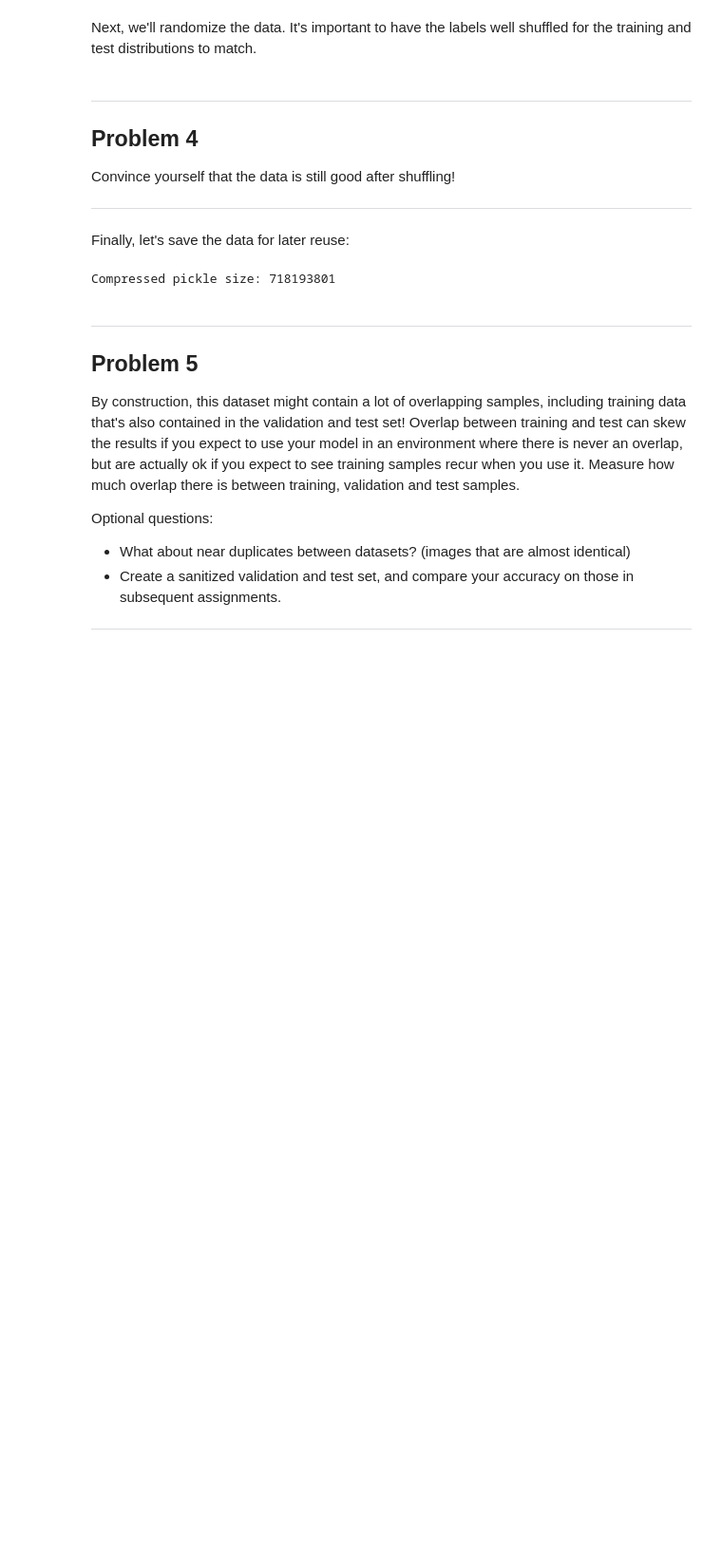
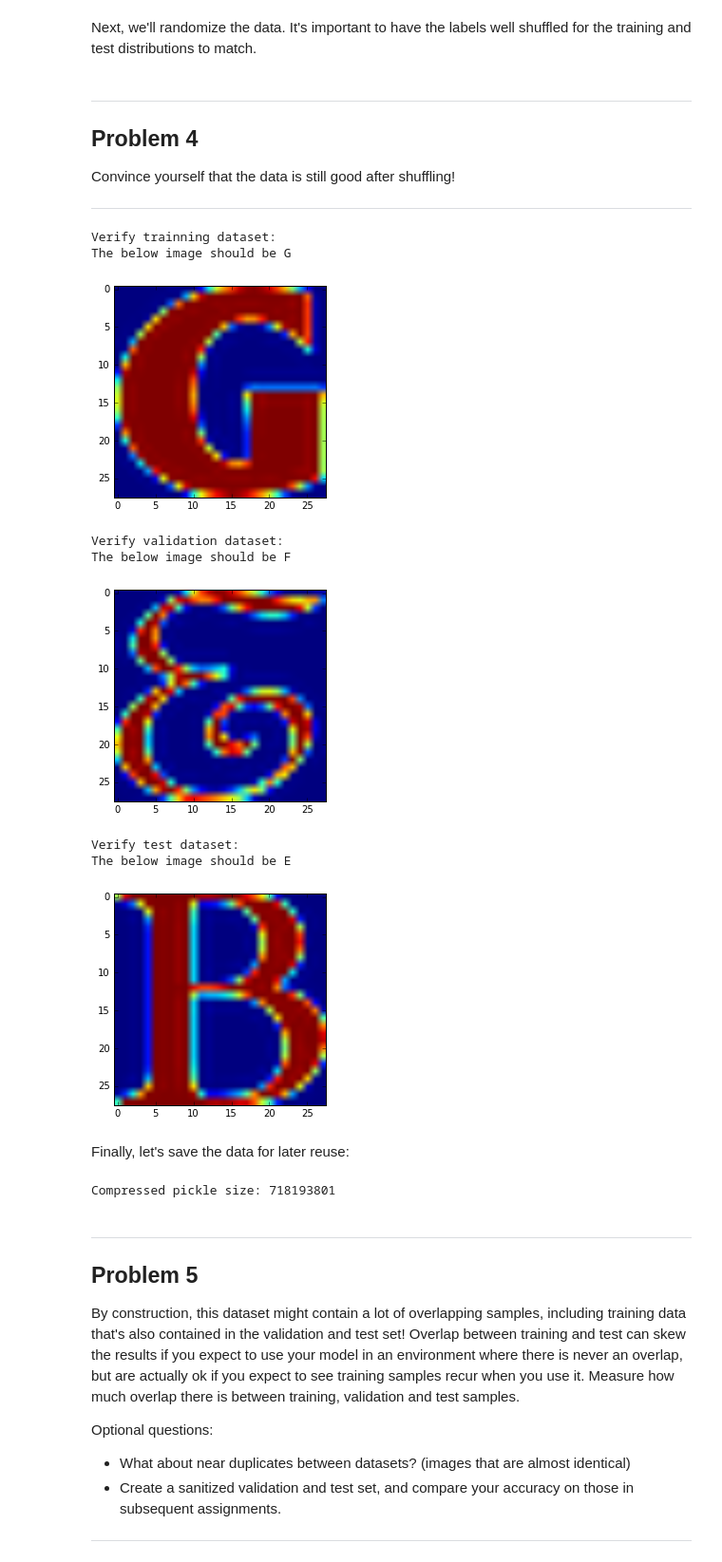
Before and after one commit to philbort/Deep_Learning_Google, a Jupyter notebook: L1_Machine_Learning_to_Deep_Learning/1_notmnist.ipynb, the cells around one changed output. Shown at 95% size. Cells and saved outputs as stored; diff of their text form; code cells hidden in the pictures; blank space fills up the shorter version.

```diff
--- a/L1_Machine_Learning_to_Deep_Learning/1_notmnist.ipynb
+++ b/L1_Machine_Learning_to_Deep_Learning/1_notmnist.ipynb
@@ -352,6 +371,32 @@ Problem 4
 Convince yourself that the data is still good after shuffling!
 
 ---
+# %%
+def verify_dataset(dataset, labels, size = 1):
+    for i in range(0, size):
+        ind = random.randint(0, len(dataset))
+        print("The below image should be %s" %chr(ord('A')+labels[ind]))
+        plt.figure()
+        plt.imshow(dataset[ind,:,:])
+        plt.show()
+    return
+
+print("Verify trainning dataset:")
+verify_dataset(train_dataset,train_labels)
+print("Verify validation dataset:")
+verify_dataset(valid_dataset,valid_labels)
+print("Verify test dataset:")
+verify_dataset(test_dataset,test_labels)
+# %% [output]
+Verify trainning dataset:
+The below image should be G
+[figure, added]
+Verify validation dataset:
+The below image should be F
+[figure, added]
+Verify test dataset:
+The below image should be E
+[figure, added]
 # %% [markdown]
 Finally, let's save the data for later reuse:
 # %%
```
Also changed, not shown: parts of 2 cells of this notebook.
